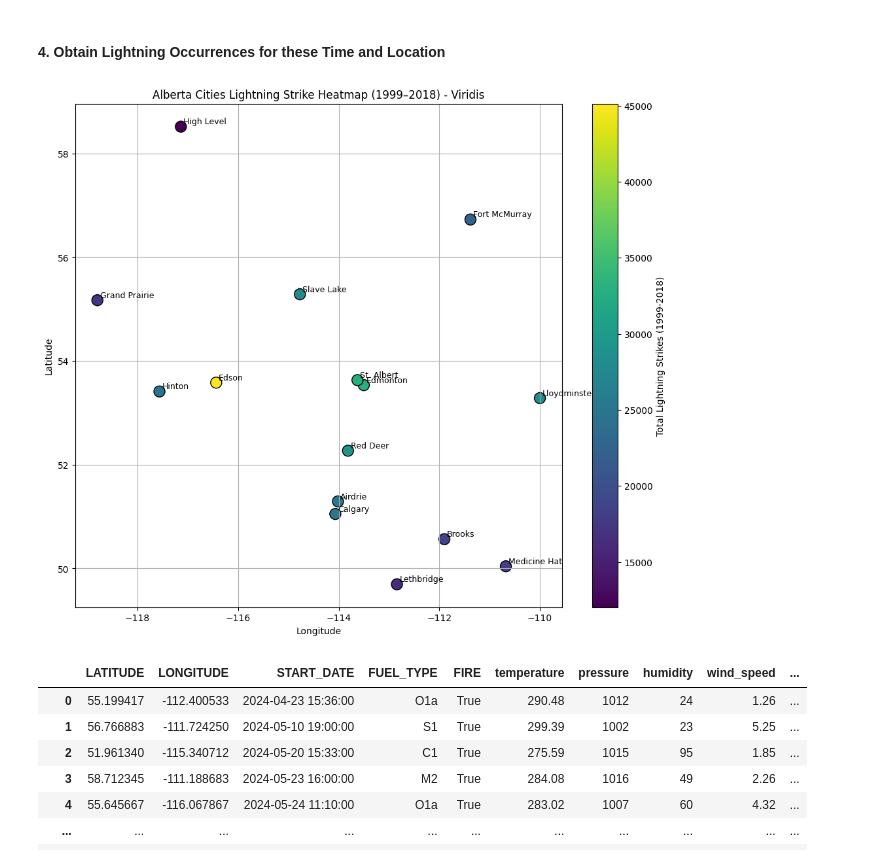
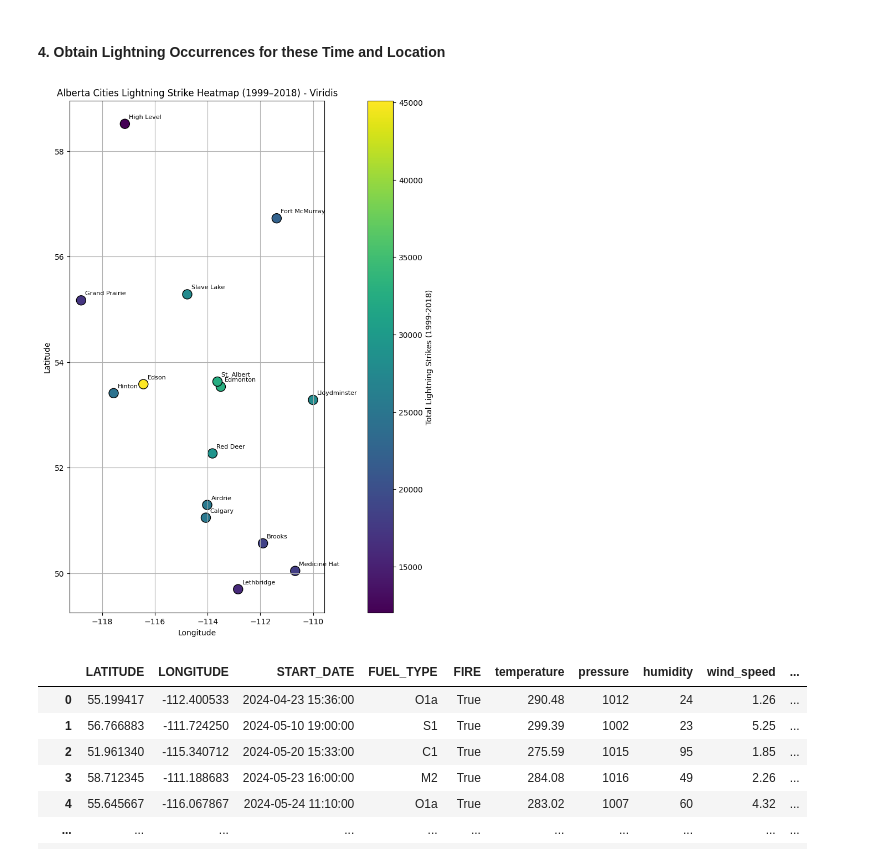
Before and after one commit to y344shi/WeatherTransformer, a Jupyter notebook: data_processing/2024_wildfire_data_preprocessing.ipynb, the cells around one changed output. Saved outputs shown, nothing was run; the diff lists cells and outputs as text; code cells hidden in the pictures.

Commit message:
modify plot for 2024 preprocess

```diff
--- a/data_processing/2024_wildfire_data_preprocessing.ipynb
+++ b/data_processing/2024_wildfire_data_preprocessing.ipynb
@@ -396,36 +396,38 @@ Name: count, dtype: int64
 import matplotlib.pyplot as plt
 
 # Load your CSV
 df = pd.read_csv('./LightningData/lightning_cities_data.csv')
 
 # Clean up city names and lightning strike numbers
 df['City'] = df['City'].str.strip()
 df['Total_Strikes'] = df['Total cloud-to-ground lightning flashes from 1999-2018'].str.replace(",", "").astype(int)
 
 # Create scatter plot
-plt.figure(figsize=(12, 10))
+plt.figure(figsize=(20, 12))
 sc = plt.scatter(
     df['Longitude'],
     df['Latitude'],
     c=df['Total_Strikes'],
     cmap='viridis',
     s=150,
     edgecolors='black'
 )
 
 # Annotate each point with the city name
 for _, row in df.iterrows():
-    plt.text(row['Longitude'] + 0.05, row['Latitude'] + 0.05, row['City'], fontsize=9)
+    plt.text(row['Longitude'] + 0.15, row['Latitude'] + 0.1, row['City'], fontsize=8)
 
 # Add colorbar and labels
 plt.colorbar(sc, label='Total Lightning Strikes (1999-2018)')
 plt.title('Alberta Cities Lightning Strike Heatmap (1999–2018) - Viridis')
 plt.xlabel('Longitude')
 plt.ylabel('Latitude')
+f = 1.0/np.cos(60*np.pi/180)
+plt.gca().set_aspect(f, adjustable='box')
 plt.grid(True)
 plt.show()
 # %% [output]
-[figure, old version]
+[figure, new version]
 # %%
 merged_df = pd.read_csv("./OpenWeatherData/weather_fire_merged_4.csv")
 lightning_df = pd.read_csv('./LightningData/lightning_cities_data.csv')
```
